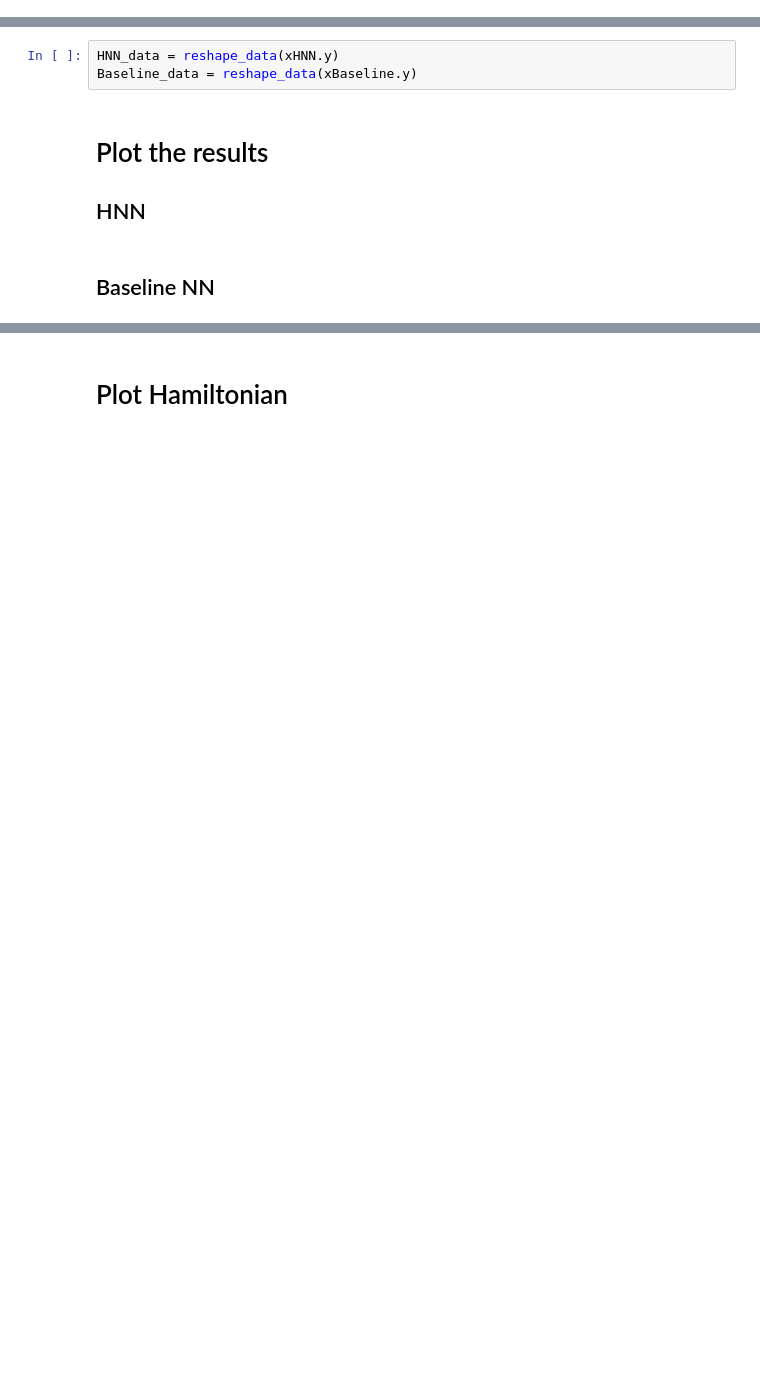
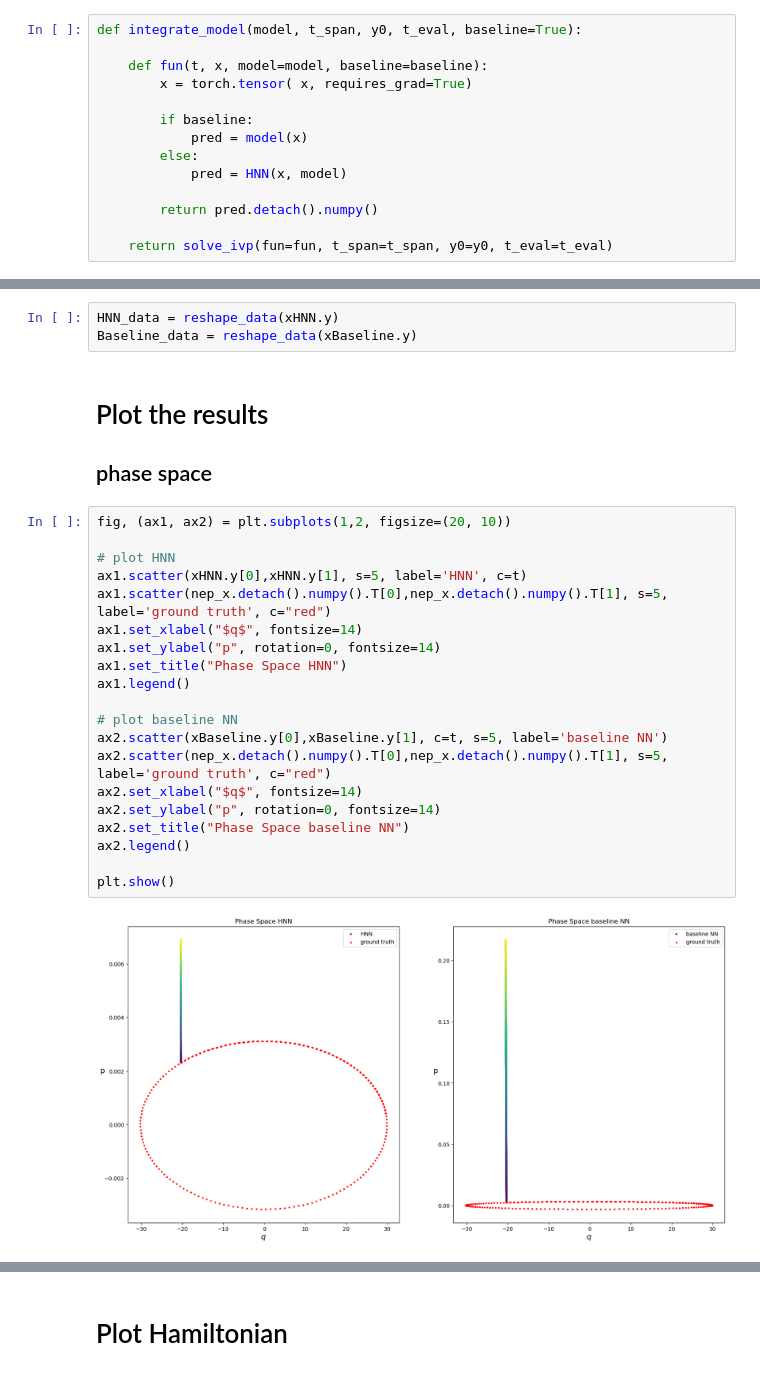
Before and after one commit to bGuenes/Scientific_ML_seminar, a Jupyter notebook: solar_hnn_1D.ipynb, the cells around one changed output, grey strips where cells are left out. Saved outputs shown, nothing was run; the diff lists cells and outputs as text; blank space fills up the shorter version.

```diff
--- a/solar_hnn_1D.ipynb
+++ b/solar_hnn_1D.ipynb
@@ -184,4 +191,18 @@ train(model=model_HNN, x=nep_x, dx=nep_dx, batch_size=32, epochs=50, baseline=Fa
 # %% [markdown]
 # Predicting
+# %%
+def integrate_model(model, t_span, y0, t_eval, baseline=True):
+
+    def fun(t, x, model=model, baseline=baseline):
+        x = torch.tensor( x, requires_grad=True)
+
+        if baseline:
+            pred = model(x)
+        else:
+            pred = HNN(x, model)
+
+        return pred.detach().numpy()
+
+    return solve_ivp(fun=fun, t_span=t_span, y0=y0, t_eval=t_eval)
 # %%
 q_p0 = nep_x[0].detach().numpy()
@@ -199,6 +218,26 @@ HNN_data = reshape_data(xHNN.y)
 Baseline_data = reshape_data(xBaseline.y)
 # %% [markdown]
 # Plot the results
-## HNN
+## phase space
-# %% [markdown]
-## Baseline NN
+# %%
+fig, (ax1, ax2) = plt.subplots(1,2, figsize=(20, 10))
+
+# plot HNN
+ax1.scatter(xHNN.y[0],xHNN.y[1], s=5, label='HNN', c=t)
+ax1.scatter(nep_x.detach().numpy().T[0],nep_x.detach().numpy().T[1], s=5, label='ground truth', c="red")
+ax1.set_xlabel("$q$", fontsize=14)
+ax1.set_ylabel("p", rotation=0, fontsize=14)
+ax1.set_title("Phase Space HNN")
+ax1.legend()
+
+# plot baseline NN
+ax2.scatter(xBaseline.y[0],xBaseline.y[1], c=t, s=5, label='baseline NN')
+ax2.scatter(nep_x.detach().numpy().T[0],nep_x.detach().numpy().T[1], s=5, label='ground truth', c="red")
+ax2.set_xlabel("$q$", fontsize=14)
+ax2.set_ylabel("p", rotation=0, fontsize=14)
+ax2.set_title("Phase Space baseline NN")
+ax2.legend()
+
+plt.show()
+# %% [output]
+[figure, added]
```
Also changed, not shown: parts of 12 cells of this notebook.
